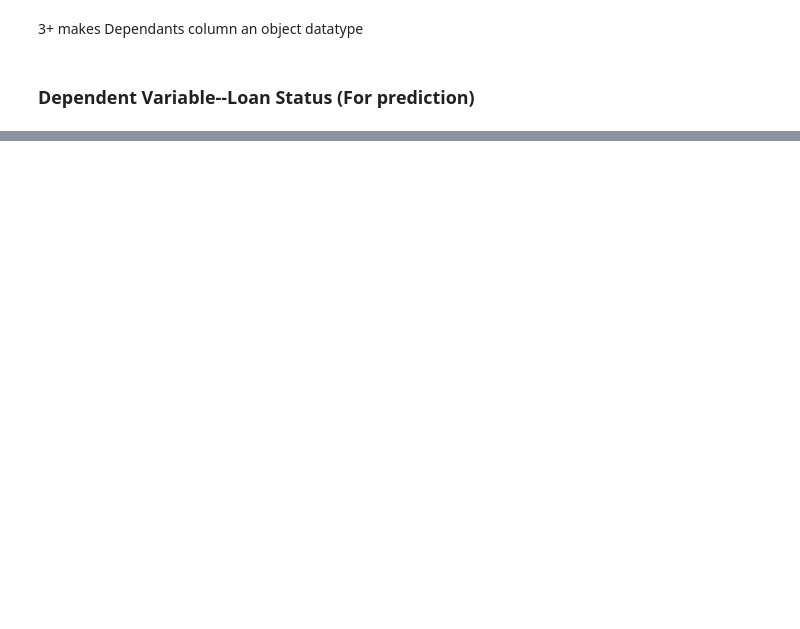
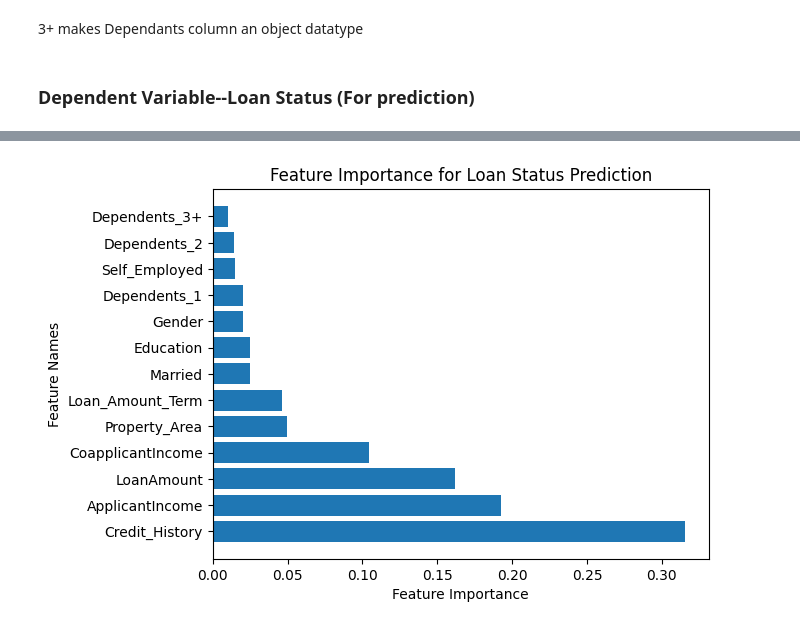
Before and after one commit to gladyswambura/Predict-the-loan-to-be-approved-or-to-be-rejected-for-an-applicant, a Jupyter notebook: loan.ipynb, the cells around one changed output, grey strips where cells are left out. Cells and saved outputs as stored; diff of their text form; code cells hidden in the pictures; blank space fills up the shorter version.

Commit message:
perform Feature Importance using random forest classifier

```diff
--- a/loan.ipynb
+++ b/loan.ipynb
@@ -154,3 +477,3 @@ dummys
 # %%
-# df.drop(['Loan_ID', 'Dependents'],axis = 1, inplace = True)
-df.head(10)
+# --The first value is dropped by default to avoid multicollinearity.
+df.drop(['Loan_ID', 'Dependents'],axis = 1, inplace = True)
@@ -174,0 +556,3 @@ scaled_data.head()
+# %%
+model = RandomForestClassifier()
+model.fit(scaled_data, y)
@@ -174,0 +561,9 @@ scaled_data.head()
+# %%
+# extract feature importances
+feature_importances = model.feature_importances_
+feature_names = scaled_data.columns
+
+# Sort features and importances in descending order
+sorted_idx = feature_importances.argsort()[::-1]
+sorted_features = feature_names[sorted_idx]
+sorted_importances = feature_importances[sorted_idx]
@@ -174,0 +587,9 @@ scaled_data.head()
+# %%
+# Visualization (using matplotlib)
+plt.barh(sorted_features, sorted_importances)
+plt.xlabel("Feature Importance")
+plt.ylabel("Feature Names")
+plt.title("Feature Importance for Loan Status Prediction")
+plt.show()
+# %% [output]
+[figure, added]
```
Also changed, not shown: parts of 58 cells of this notebook.
